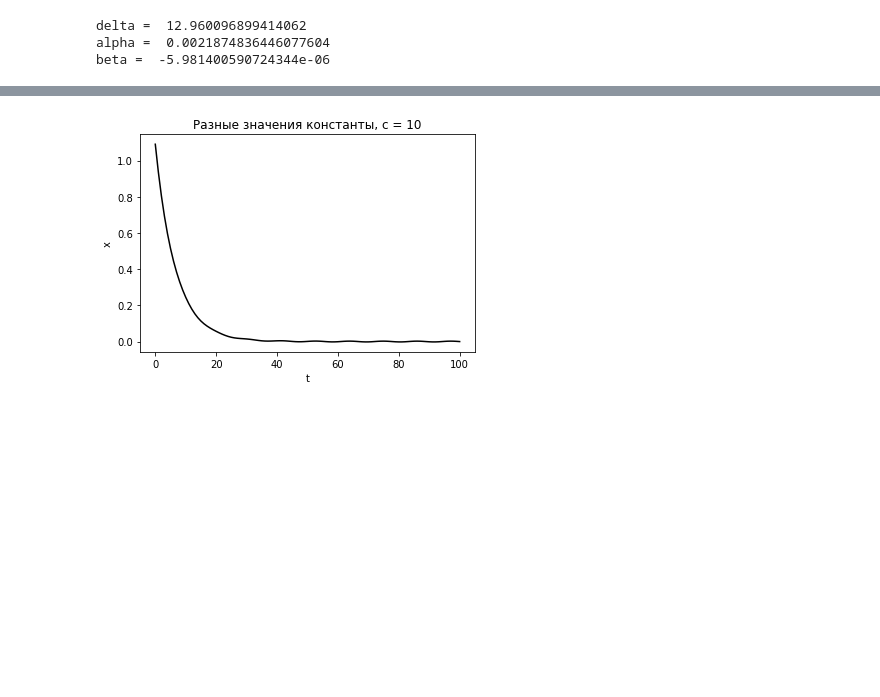
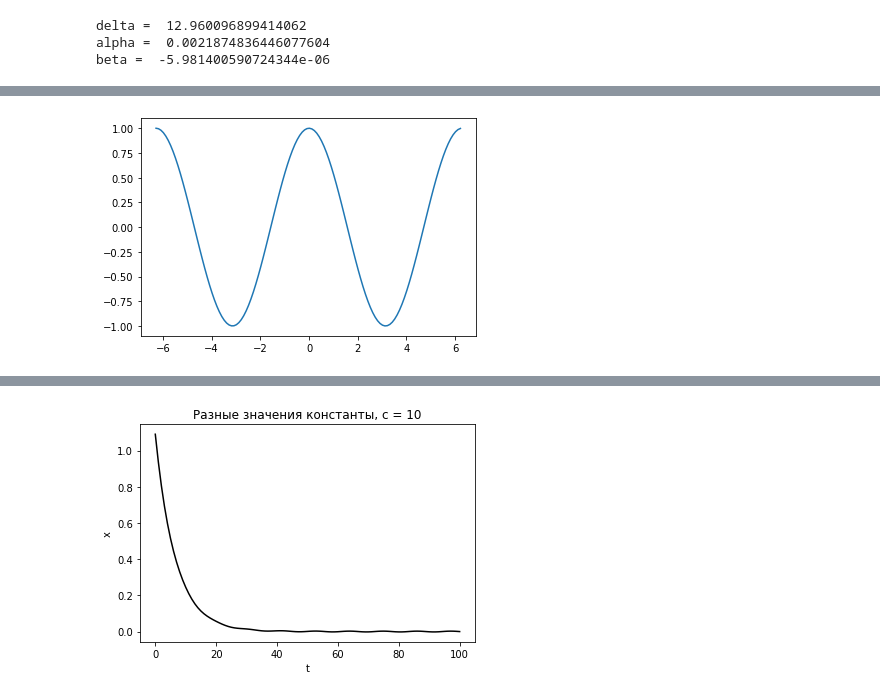
Before and after one commit to Viktory4121/Math_modeling, a Jupyter notebook: ИДЗ2.ipynb, the cells around one changed output, grey strips where cells are left out. Cells and saved outputs as stored; diff of their text form; code cells hidden in the pictures; blank space fills up the shorter version.

Commit message:
Анимация -.-

```diff
--- a/ИДЗ2.ipynb
+++ b/ИДЗ2.ipynb
@@ -100 +120,32 @@ A = a0 / math.sqrt(delta)
+# %%
+
+fig, ax = plt.subplots()
+#ax.set_xlabel('t')
+#ax.set_ylabel('x')
+#ax.set_title("Изменяющиеся значения константы")
+x = np.arange(-2*np.pi, 2*np.pi, 0.1)
+y = np.cos(x)
+line, = ax.plot(x, y)
+
+def update_cos(frame, line, x):
+    # frame - параметр, который меняется от кадра к кадру
+    # в данном случае - это начальная фаза (угол)
+    # line - ссылка на объект Line2D
+    line.set_ydata( np.cos(x+frame) )
+    return [line]
+
+phasa = np.arange(0, 4*np.pi, 0.1)
+
+
+animation = FuncAnimation(
+    fig,                # фигура, где отображается анимация
+    func=update_cos,    # функция обновления текущего кадра
+    frames=phasa,       # параметр, меняющийся от кадра к кадру
+    fargs=(line, x),    # дополнительные параметры для функции update_cos
+    interval=30,       # задержка между кадрами в мс
+    blit=True,          # использовать ли двойную буферизацию
+    repeat=False)       # зацикливать ли анимацию
+plt.show()
+# %% [output]
+[figure, added]
 # %%
```
Also changed, not shown: parts of 2 cells of this notebook.
